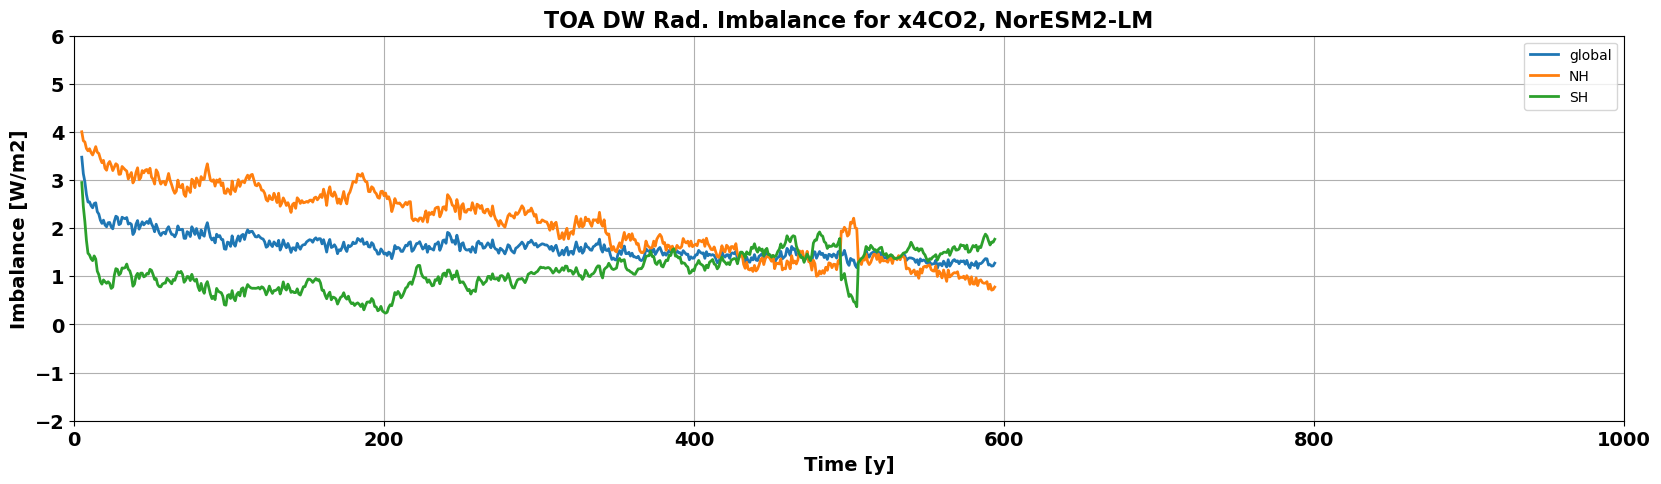
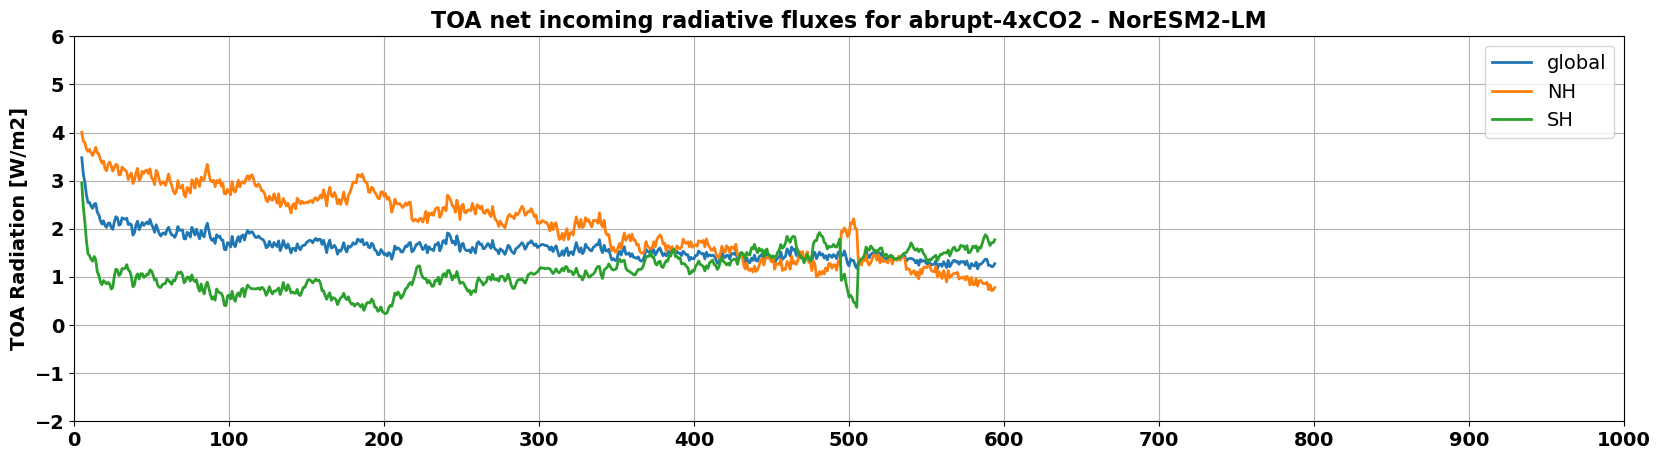
The notebook cell's code change between the first figure and the second:
--- before
+++ after
@@ -15,11 +15,11 @@
 plt.ylim(-2, 6)
 
-plt.xlabel('Time [y]', fontsize=14, fontweight='bold')
-plt.ylabel('Imbalance [W/m2]', fontsize=14, fontweight='bold')
-plt.title('TOA DW Rad. Imbalance for x4CO2, NorESM2-LM', fontsize=16, fontweight='bold')
+#plt.xlabel('Time [y]', fontsize=14, fontweight='bold')
+plt.ylabel('TOA Radiation [W/m2]', fontsize=14, fontweight='bold')
+plt.title('TOA net incoming radiative fluxes for abrupt-4xCO2 - NorESM2-LM', fontsize=16, fontweight='bold')
 
-plt.xticks(fontsize=14, fontweight='bold')
+plt.xticks(np.arange(0, 1001, 100), fontsize=14, fontweight='bold')
 plt.yticks(fontsize=14, fontweight='bold')
 
-plt.legend()
+plt.legend(fontsize=14)
 plt.grid()

Commit: Add files via upload